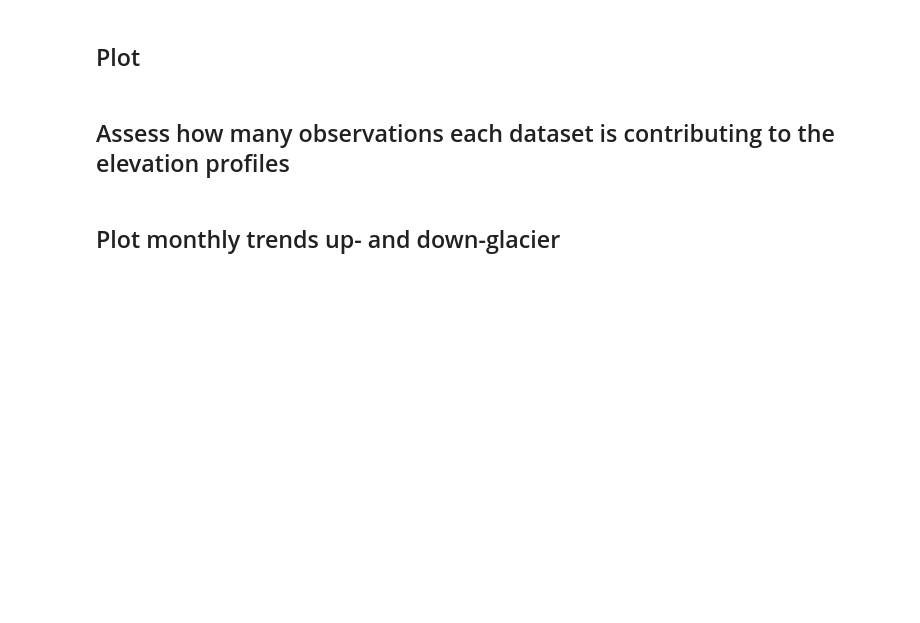
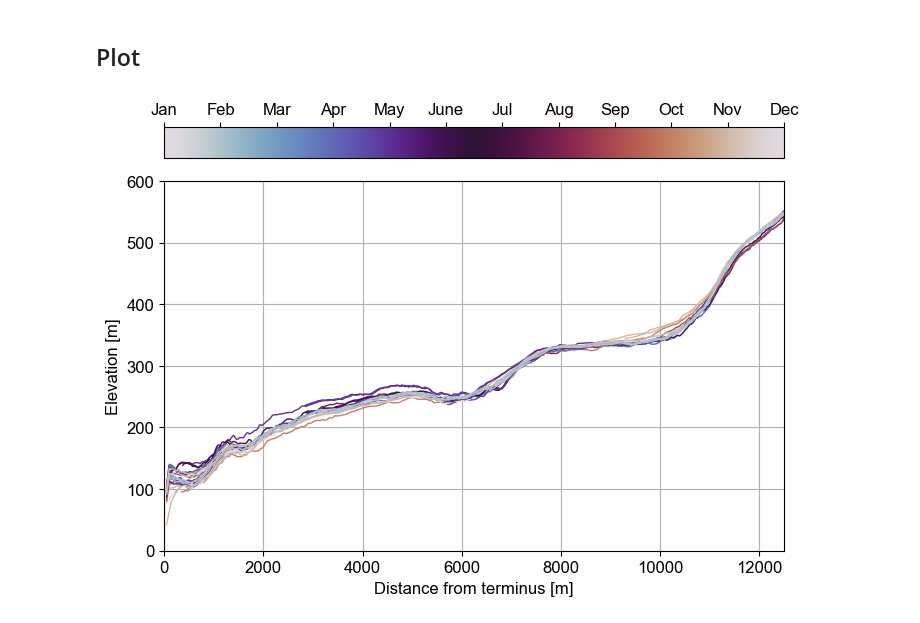
Before and after one commit to pohlan/Hubbard2024, a Jupyter notebook: dems/2_centerline_surface_elevation_timeseries.ipynb, the cells around one changed output. Cells and saved outputs as stored; diff of their text form; code cells hidden in the pictures; blank space fills up the shorter version.

```diff
--- a/dems/2_centerline_surface_elevation_timeseries.ipynb
+++ b/dems/2_centerline_surface_elevation_timeseries.ipynb
@@ -22,22 +15,25 @@ import geoutils as gu
 # %% [markdown]
 ## Define paths to data files
 # %%
-# Base paths
-data_path = '/Users/raineyaberle/Research/Hubbard/' # root path to data for convenience
-figures_out_path = os.path.join(data_path, 'figures') # where figures will be save
-h_out_path = os.path.join(data_path, 'DEMs') # where centerline elevations will be saved
+# Path to "data" in local directory, meant to mimic the shared Google Drive "data" folder
+data_path = "/Volumes/LaCie/raineyaberle/Research/Hubbard/data"
 
 # Bed topography
-bed_fn = os.path.join(data_path, 'bed_topo', 'hubbard_bedrock_icebridge.tif')
+bed_file = os.path.join(data_path, "bed_topo", 'Hubbard_IfSAR_Bathy_Millan_Icebridge.tiff')
 
 # Centerline
-cl_fn = os.path.join(data_path, 'velocity', 'center.gpkg')
+center_file = os.path.join(data_path, 'flowline_5.csv')
 
 # Glacier boundaries
 aoi_fn = os.path.join(data_path, 'RGI', 'Hubbard_boundaries.shp')
-aoi_clipped_fn = os.path.join(data_path, 'RGI', 'Hubbard_boundaries_clipped.shp')
+aoi_clipped_file = os.path.join(data_path, 'RGI', 'Hubbard_boundaries_clipped.shp')
 
 # DEMs
 ifsar_fn = os.path.join(data_path, 'DEMs', 'ifsar_hubbardDEM.tif')
-oib_fns = sorted(glob.glob(os.path.join(data_path, 'DEMs', 'OIB_lidar', '*.tif')))
-arcticdem_fns = sorted(glob.glob(os.path.join(data_path, 'DEMs', 'ArcticDEM', 'mosaics', '*.tif')))
+arcticdem_files = sorted(glob.glob(os.path.join(data_path, "DEMs", "mosaics", "*.tif")))
+print(f"Located {len(arcticdem_files)} DEM mosaics.")
+
+# Outputs
+out_crs = "EPSG:3338" # Alaska Albers
+figures_out_path = os.path.join(data_path, "..", "Figures") # where figures will be saved
+h_out_path = os.path.join(data_path, "DEMs") # where centerline elevations will be saved
@@ -280,31 +231,30 @@ h_cl_smooth
 # %%
 # Set up figure
 plt.rcParams.update({'font.size':12, 'font.sans-serif':'Arial'})
 fig, ax = plt.subplots(1, 1, figsize=(8,6))
-lw=1.5
+lw=1
 
 # Define colormap for surface profiles
 cmap = plt.cm.twilight
 
-for i in range(len(h_fns)):
-    month = pd.DatetimeIndex(h_cl_df['Date']).month[i]
-    color = cmap((month-1)/11)
-    ax.plot(cl_dist, h_cl_smooth[i,:], '-', linewidth=lw, color=color)
+h_center_smooth_df["month"] = [pd.Timestamp(f"{x[0:4]}-{x[4:6]}-{x[6:8]}").month for x in h_center_smooth_df["Date"].values.astype(str)]
+for i,row in h_center_smooth_df.iterrows():
+    color = cmap((row["month"]-1)/11)
+    ax.plot(center_dist, h_center_smooth[i,:], '-', linewidth=lw, color=color)
 
 # Plot the colorbar
 sm = ScalarMappable(cmap=cmap)
 cbar = fig.colorbar(sm, ax=ax, location='top')
 cbar.ax.set_xticks(np.linspace(0,1,num=12))
 cbar.ax.set_xticklabels(['Jan', 'Feb', 'Mar', 'Apr', 'May', 'June', 'Jul', 'Aug', 'Sep', 'Oct', 'Nov', 'Dec'])
 
 # Adjust axes
-ax.set_xlim(1e3, 18e3)
-ax.set_xticks(np.arange(5e3, 20e3, step=5e3))
-ax.set_ylim(0, 800)
+ax.set_xlim(0, 12.5e3)
+ax.set_ylim(0, 600)
 ax.grid()
-ax.set_xlabel('Distance along centerline [m]')
+ax.set_xlabel('Distance from terminus [m]')
 ax.set_ylabel('Elevation [m]')
 
 plt.show()
+# %% [output]
+[figure, added]
-# %% [markdown]
-## Assess how many observations each dataset is contributing to the elevation profiles
@@ -325,2 +260,0 @@ plt.show()
-# %% [markdown]
-## Plot monthly trends up- and down-glacier
```
Also changed, not shown: parts of 24 cells of this notebook, 3 other files.
